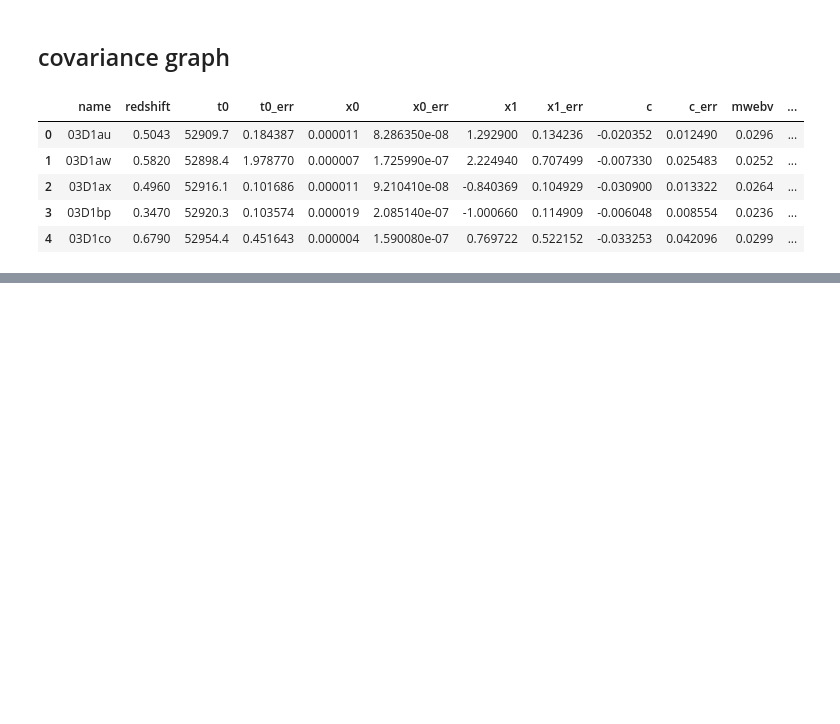
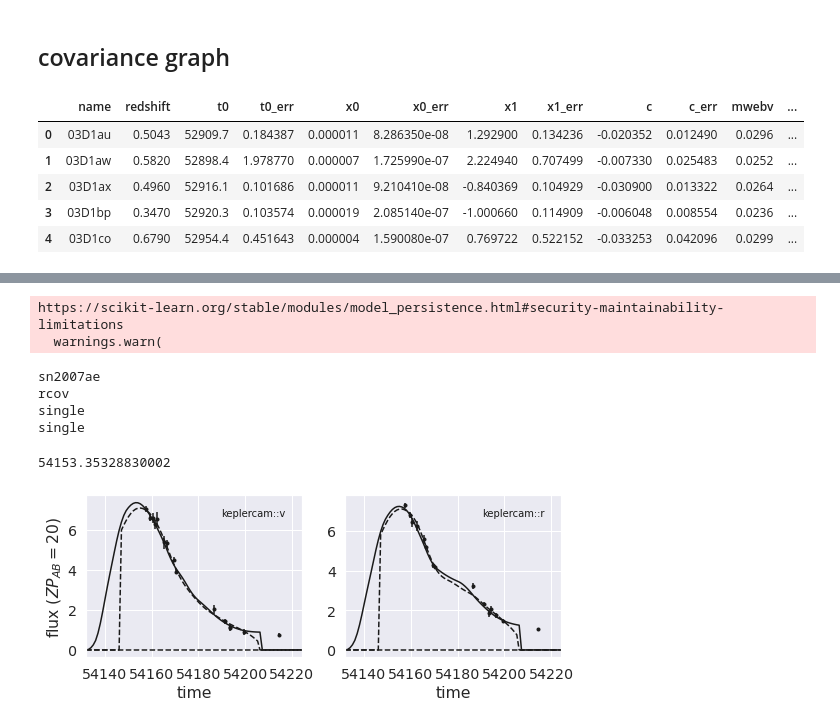
Before and after one commit to joaofrancafisica/SNFACTORY_SNTRAIN, a Jupyter notebook: generate_image.ipynb, the cells around one changed output, grey strips where cells are left out. Drawn from its saved outputs; the diff is of its cells as text; code cells hidden in the pictures; blank space fills up the shorter version.

```diff
--- a/generate_image.ipynb
+++ b/generate_image.ipynb
@@ -91,0 +119,6 @@ fig.savefig('./images/pearsoncoeffs.png', dpi=300)
+# %%
+fa_path = './PCA_FA_components/FA/'
+fa = pk.load(open(fa_path+'fa.pkl','rb'))
+# %% [output]
+https://scikit-learn.org/stable/modules/model_persistence.html#security-maintainability-limitations
+  warnings.warn(
@@ -91,0 +196,53 @@ fig.savefig('./images/pearsoncoeffs.png', dpi=300)
+# %%
+sn_imput_name = 'sn2007ae'
+# %%
+data = sncosmo.read_lc('./JLA/lc-'+sn_imput_name+'.list', format='salt2')
+# %%
+snname = data.meta['SN']
+print(snname)
+exp3 = sncosmo.Model(source=exp_lc,
+                     effects=[sncosmo.F99Dust()],
+                     effect_names=['mw'],
+                     effect_frames=['obs'])
+
+
+exp3.set(mwebv=data.meta['MWEBV'],
+         z = data.meta['Z_HELIO'],
+         x3 = 0,
+         x4 = 0,
+         x5 = 0,
+         x6 = 0,
+         x7 = 0,
+         x8 = 0,
+         x9 = 0,
+         c = 0)
+
+result_exp3, m_exp3 = sncosmo.fit_lc(data, exp3, ['t0', 'x0', 'x1', 'x2'], modelcov=True, phase_range=(-8, 48.), wave_range=(3500., 8300.), verbose=False)
+
+
+salt2 = sncosmo.Model(source='salt2',
+                     effects=[sncosmo.F99Dust()],
+                     effect_names=['mw'],
+                     effect_frames=['obs'])
+salt2.set(mwebv=data.meta['MWEBV'],
+          z = data.meta['Z_HELIO'])
+result_salt2, m_salt2 = sncosmo.fit_lc(data, salt2, ['t0', 'x0', 'x1', 'c'], modelcov=True, phase_range=(-8, 48.), wave_range=(3500., 8300.), verbose=False)
+# %% [output]
+sn2007ae
+rcov
+single
+single
+# %%
+data=Table.from_pandas(data.to_pandas()[(data['Filter']=='KEPLERCAM::r') | (data['Filter']=='KEPLERCAM::V')])
+# %%
+result_salt2.parameters[1]
+# %% [output]
+54153.35328830002
+# %%
+fig = sncosmo.plot_lc(data=data,
+                      model=[m_salt2, m_exp3],
+                      errors=[result_salt2.errors, result_exp3.errors],
+                      color='k',
+                      zp=20);
+# %% [output]
+[figure, added]
```
Also changed, not shown: parts of 10 cells of this notebook, 3 other files.
